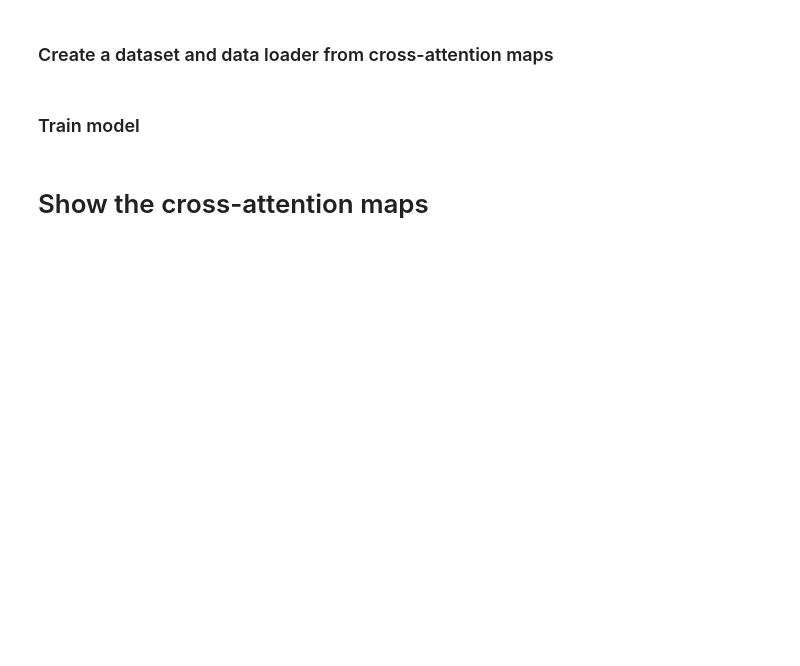
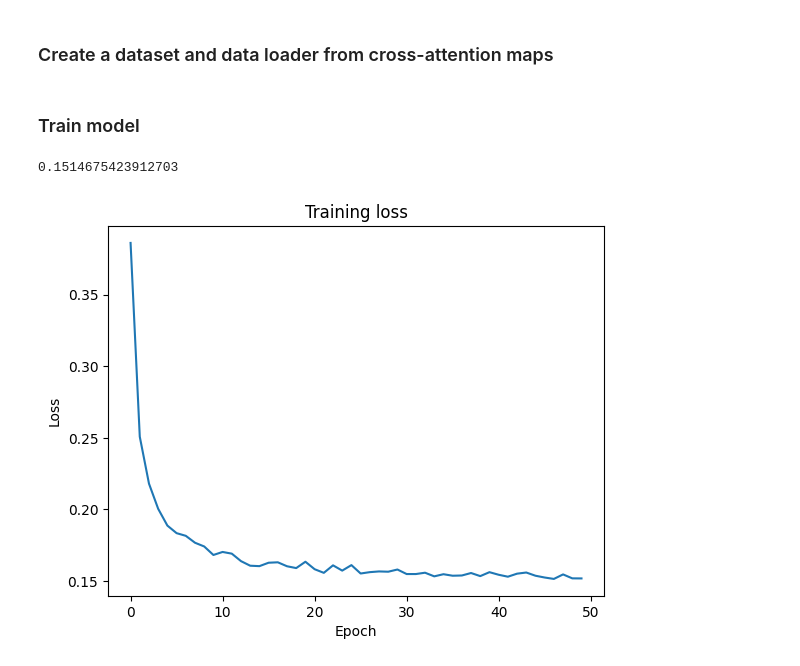
Before and after one commit to chrisoffner/dl23_course_project, a Jupyter notebook: notebooks/cross_attn_experiment_1.ipynb, the cells around one changed output. Saved outputs shown, nothing was run; the diff lists cells and outputs as text; code cells hidden in the pictures; blank space fills up the shorter version.

```diff
--- a/notebooks/cross_attn_experiment_1.ipynb
+++ b/notebooks/cross_attn_experiment_1.ipynb
@@ -34,7 +35,7 @@ DEVICE = torch.device("cpu")
 ### Load cross-attention maps from disk
 # %%
 # Set the path to the directory containing the cross-attention maps
-FEATURE_DIR = Path("/Users/chrisoffner3d/Library/Mobile Documents/com~apple~CloudDocs/dl_feature_maps/ECSSD_resized/features")
+FEATURE_DIR = Path("/Users/chrisoffner3d/Library/Mobile Documents/com~apple~CloudDocs/DL_project/ECSSD_resized/features/cross_attn")
 
 # Filter files in directory for the cross-attention maps
 cross_attn_filenames = sorted([f for f in FEATURE_DIR.glob("*.h5") if f.stem.endswith("_cross")])
@@ -62,8 +63,12 @@ criterion = torch.nn.CrossEntropyLoss()
 # %%
-for epoch in range(10):
+n_epochs = 50
+
+epoch_losses = []
+for epoch in range(n_epochs):
+    epoch_loss = 0
     with tqdm(data_loader, desc=f"Epoch {epoch}") as tepoch:
         for cross_attn_8, cross_attn_16, cross_attn_32, cross_attn_64, gt in tepoch:
-            cross_attn_8 = cross_attn_8.squeeze().to(DEVICE)
+            cross_attn_8  = cross_attn_8.squeeze().to(DEVICE)
             cross_attn_16 = cross_attn_16.squeeze().to(DEVICE)
             cross_attn_32 = cross_attn_32.squeeze().to(DEVICE)
             cross_attn_64 = cross_attn_64.squeeze().to(DEVICE)
@@ -74,12 +79,25 @@ for epoch in range(10):
             # Forward pass
             output = model(cross_attn_8, cross_attn_16, cross_attn_32, cross_attn_64).unsqueeze(0)
             loss = criterion(output, gt)
+            epoch_loss += loss.item() / len(data_loader)
 
             # Backward pass
             loss.backward()
             optimizer.step()
 
             # Update the progress bar description
-            tepoch.set_description(f"Epoch {epoch} Loss: {loss.item():.4f}")
+            tepoch.set_description(f"Epoch {epoch} Loss: {epoch_loss:.4f}\t")
+
+        epoch_losses.append(epoch_loss)
+
+# Show best loss
+f"Best epoch: {torch.tensor(epoch_losses).argmin().item()} with loss {min(epoch_losses)}"
+# %% [output]
+0.1514675423912703
-# %% [markdown]
-# Show the cross-attention maps
+# %%
+plt.plot(epoch_losses)
+plt.ylabel("Loss")
+plt.xlabel("Epoch")
+plt.title("Training loss");
+# %% [output]
+[figure, added]
```
Also changed, not shown: parts of 16 cells of this notebook, 2 other files.
